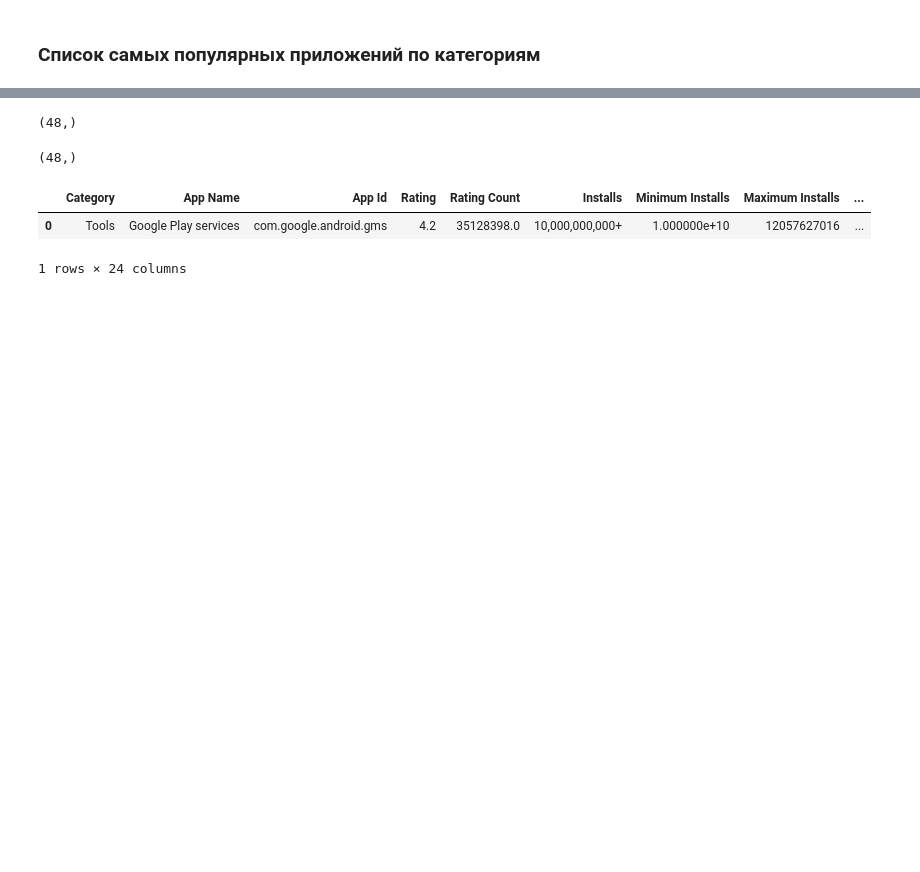
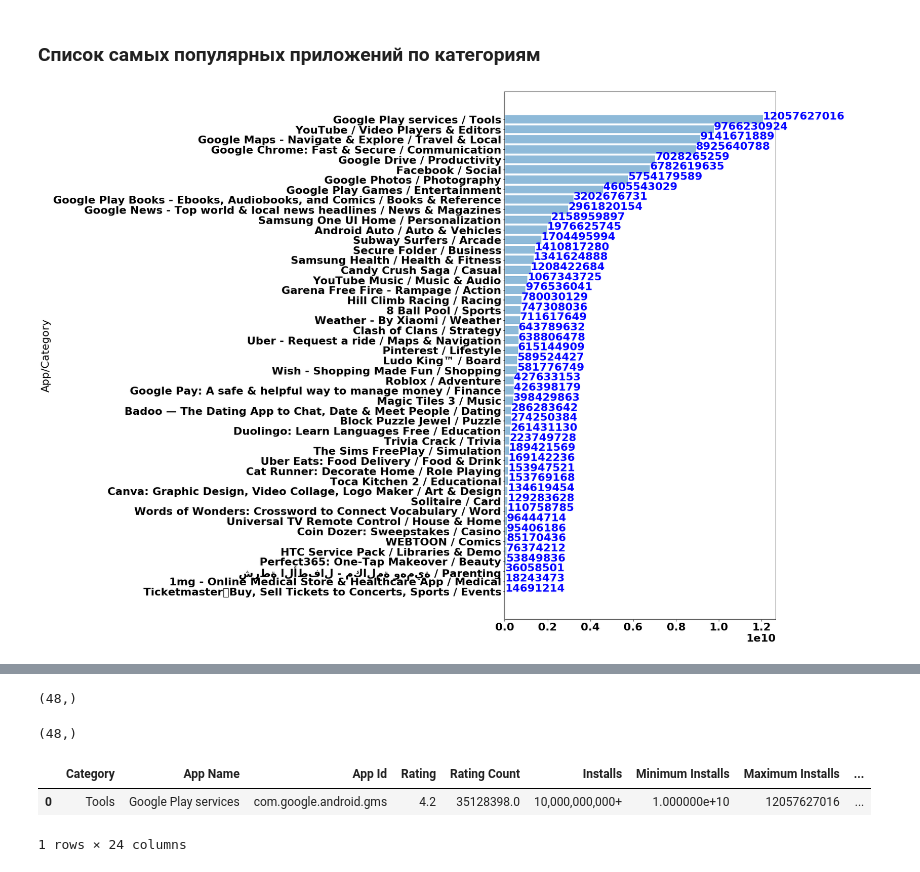
Before and after one commit to MaratMar/sql_and_python, a Jupyter notebook: playstore-apps_v2.ipynb, the cells around one changed output, grey strips where cells are left out. Cells and saved outputs as stored; diff of their text form; code cells hidden in the pictures; blank space fills up the shorter version.

```diff
--- a/playstore-apps_v2.ipynb
+++ b/playstore-apps_v2.ipynb
@@ -87,2 +90,5 @@ dtype: int64
 # %%
 df_Cat_id = df.groupby(['Category'])['Maximum Installs'].transform(max) == df['Maximum Installs']
+# %%
+df_res = df[df_Cat_id][['App/Category', 'Maximum Installs']].sort_values(by=['Maximum Installs'], ascending = True)
+df_res
@@ -89,3 +113,19 @@ df_Cat_id = df.groupby(['Category'])['Maximum Installs'].transform(max) == df['M
 # %% [markdown]
 ### Список самых популярных приложений по категориям
+# %%
+fig, ax = plt.subplots(figsize=(10,20))
+
+ax.barh(df_res['App/Category'],
+        df_res['Maximum Installs'], alpha=0.5)
+#fig.set_figwidth(15)    #  ширина Figure
+#fig.set_figheight(20)    #  высота Figure
+#plt.yticks(fontsize=15)
+#ax.set_yticklabels(fontsize = 5)
+plt.subplots_adjust(wspace=0, hspace=0)
+ax.set(ylabel = 'App/Category')
+
+for i, v in enumerate(df_res['Maximum Installs']):
+    ax.text(v + 300, i , str(v), color='blue', fontweight='bold')
+# %% [output]
+[figure, added]
 # %%
```
Also changed, not shown: parts of 14 cells of this notebook.
